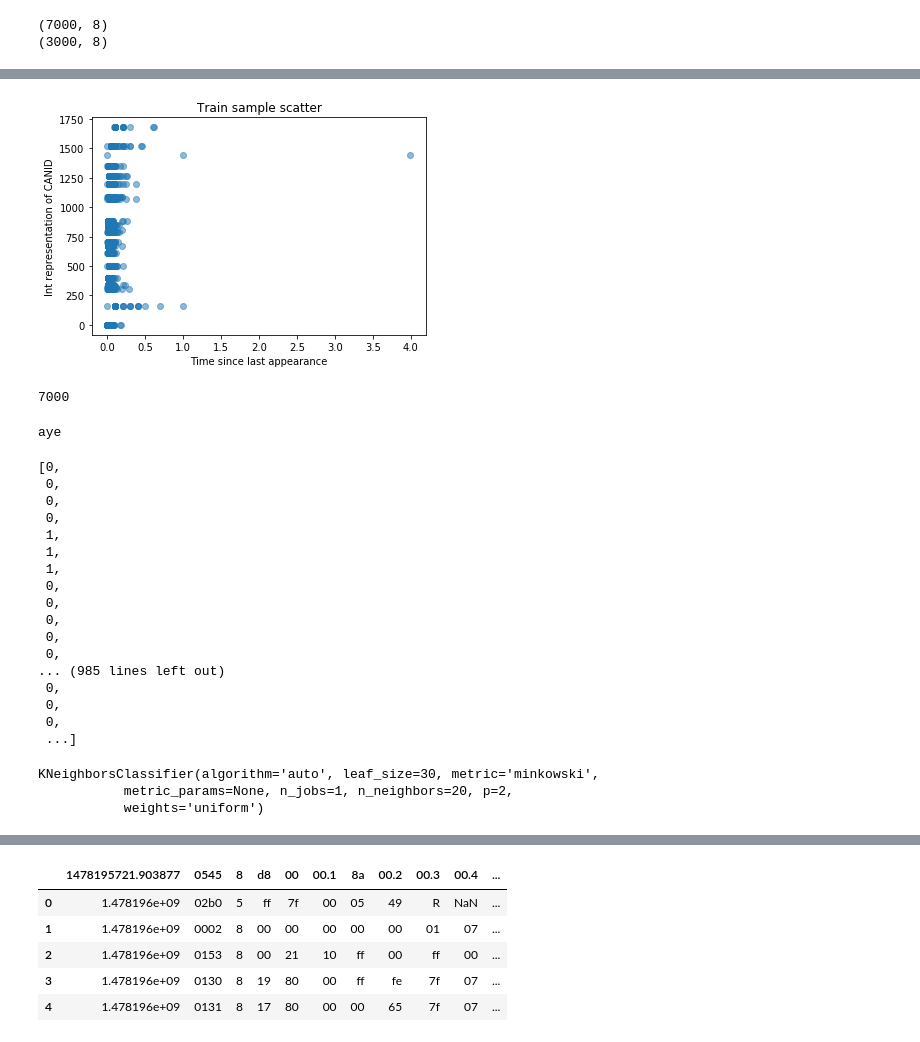
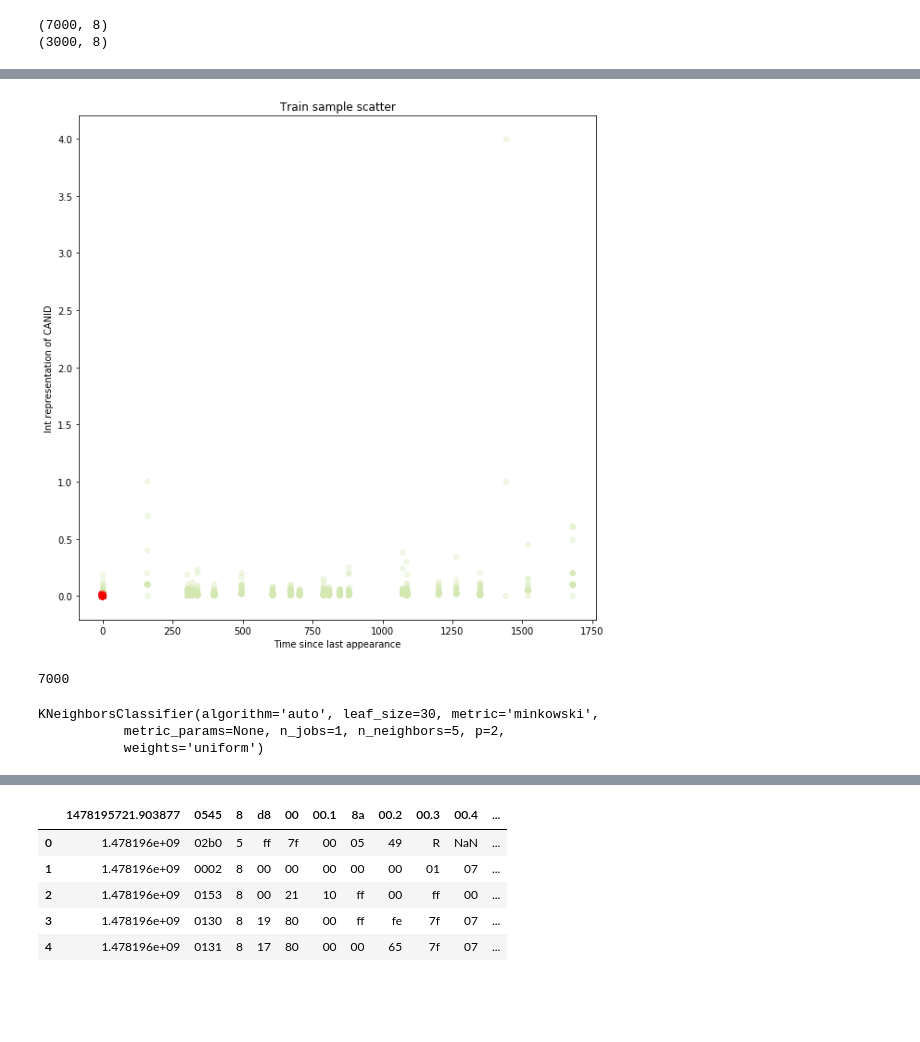
Before and after one commit to NaidaTania/ML-Test, a Jupyter notebook: Hacking dataset.ipynb, the cells around one changed output, grey strips where cells are left out. Cells and saved outputs as stored; diff of their text form; code cells hidden in the pictures; blank space fills up the shorter version.

```diff
--- a/Hacking dataset.ipynb
+++ b/Hacking dataset.ipynb
@@ -322,39 +322,24 @@ simplified_test_data.head()
 # %%
 import matplotlib.pyplot as plt
-plt.scatter(simplified_train_data["Time since"], simplified_train_data.index,alpha=0.5)
+plt.figure(figsize=(10,10))
+c = []
+s = []
+for x in test_label:
+    if x == 1:
+        c.append("red")
+        s.append(50)
+    else:
+        c.append("#D3E8B0")
+        s.append(30)
+plt.scatter(simplified_test_data.index,simplified_test_data["Time since"],alpha=0.3,c=c,s=s)
 plt.title('Train sample scatter')
 plt.xlabel('Time since last appearance')
 plt.ylabel('Int representation of CANID')
 plt.show()
 # %% [output]
-[figure, old version]
+[figure, new version]
 # %%
 simplified_train_data.shape
 len(train_label)
 # %% [output]
 7000
-# %%
-if 1 in train_label:
-    print("aye")
-# %% [output]
-aye
-# %%
-train_label
-# %% [output]
-[0,
- 0,
- 0,
- 0,
- 1,
- 1,
- 1,
- 0,
- 0,
- 0,
- 0,
- 0,
-... (985 lines left out)
- 0,
- 0,
- 0,
- ...]
@@ -361,10 +362,10 @@ train_label
 # %%
 #Let's try...KNN (it should be able to detect DOS)
-classifier = KNeighborsClassifier(n_neighbors = 20)
+classifier = KNeighborsClassifier(n_neighbors = 5)
 classifier.fit(simplified_train_data,train_label)
 # %% [output]
 KNeighborsClassifier(algorithm='auto', leaf_size=30, metric='minkowski',
-           metric_params=None, n_jobs=1, n_neighbors=20, p=2,
+           metric_params=None, n_jobs=1, n_neighbors=5, p=2,
            weights='uniform')
 # %%
 guesses = classifier.predict(simplified_test_data)
```
Also changed, not shown: parts of 78 cells of this notebook.
